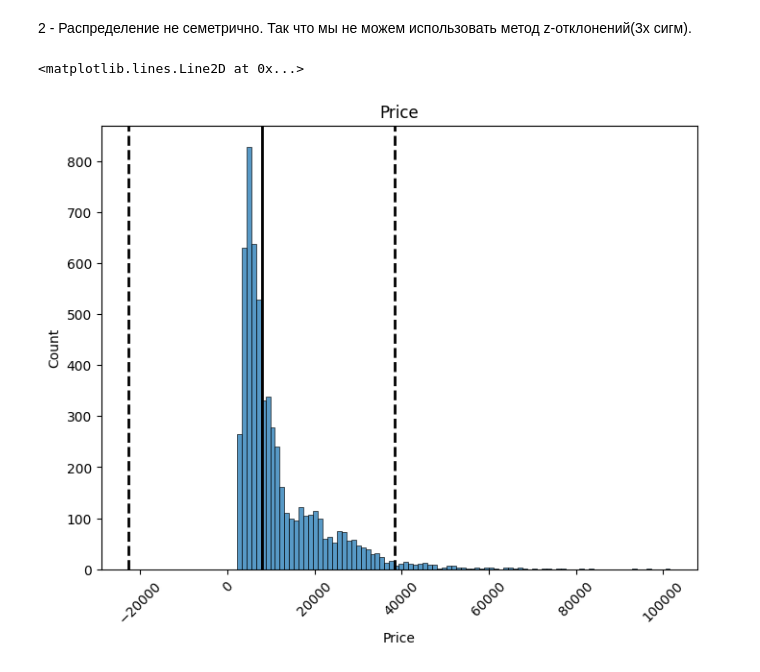
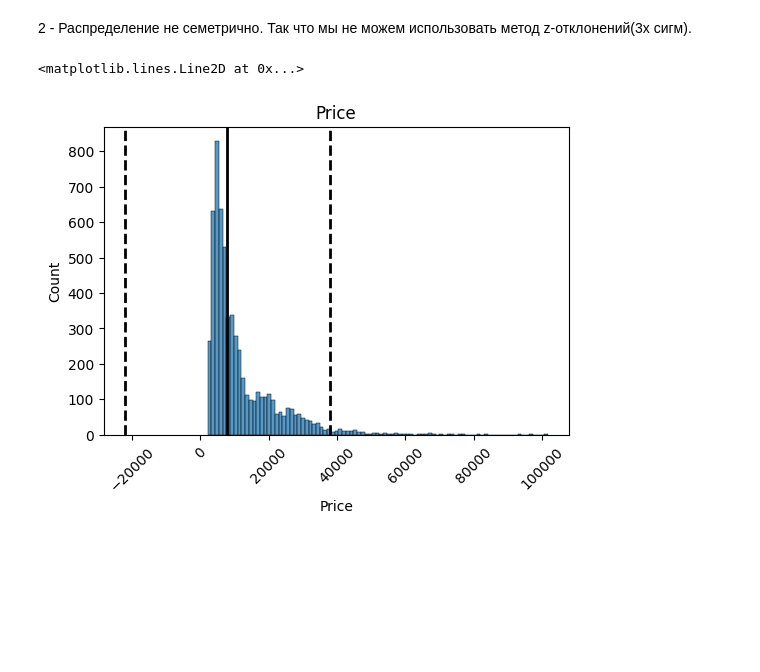
Before and after one commit to AibekDS/Diamonds-for-Sarah, a Jupyter notebook: Notebooks/main.ipynb, the cells around one changed output. Saved outputs shown, nothing was run; the diff lists cells and outputs as text; code cells hidden in the pictures; blank space fills up the shorter version.

```diff
--- a/Notebooks/main.ipynb
+++ b/Notebooks/main.ipynb
@@ -230,19 +230,24 @@ Median = 7869.0
 # %% [markdown]
 2 - Распределение не семетрично. Так что мы не можем использовать метод z-отклонений(3х сигм).
 # %%
-# Визуализация ошибку по поводу 3 сигм.
-fig, _ = plt.subplots(1, 1, figsize=(8, 6))
+# Визуализирую ошибку по поводу 3 сигм.
+fig, _ = plt.subplots(1, 1, figsize=(6, 4))
 histplot = sns.histplot(data=temp_data, x = 'Price')
 histplot.xaxis.set_tick_params(rotation=45)
 histplot.set_title('Price')
+
+per_25 = np.percentile(temp_data['Price'], 25)
+per_75 = np.percentile(temp_data['Price'], 75)
+iqr = per_75 - per_25
+
 _.axvline(temp_data['Price'].median(), color='k', lw=2)
-_.axvline(temp_data['Price'].median() + 3*temp_data['Price'].std(),
+_.axvline(temp_data['Price'].median() + 3*iqr,
           color='k', ls='--', lw=2)
-_.axvline(temp_data['Price'].median() - 3*temp_data['Price'].std(),
+_.axvline(temp_data['Price'].median() - 3*iqr,
           color='k', ls='--', lw=2)
 # %% [output]
 <matplotlib.lines.Line2D at 0x...>
-[figure, old version]
+[figure, new version]
 # %% [markdown]
 Здесь я хочу использовать **"Скорректированный интервал"**.
 
```
Also changed, not shown: parts of 25 cells of this notebook, 1 other file.
